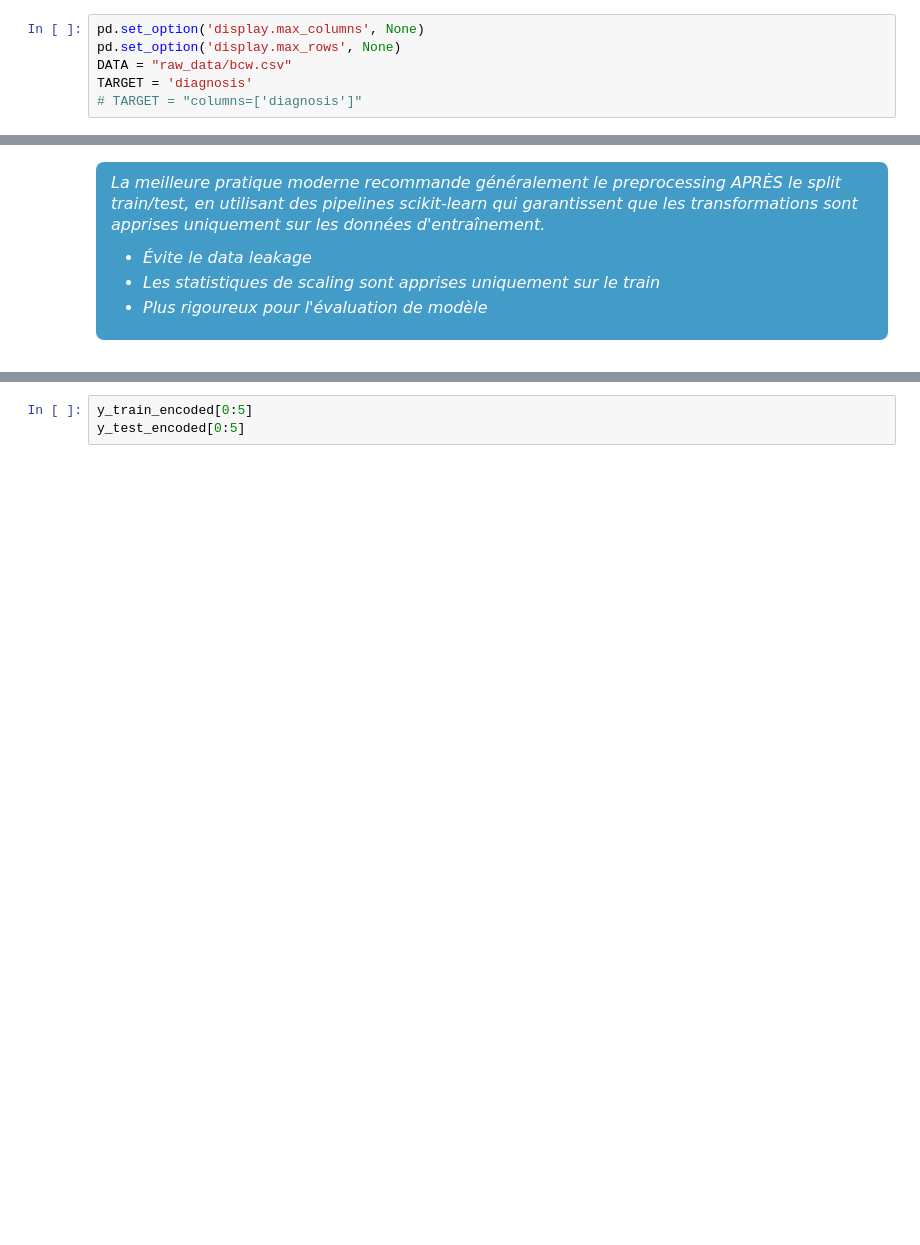
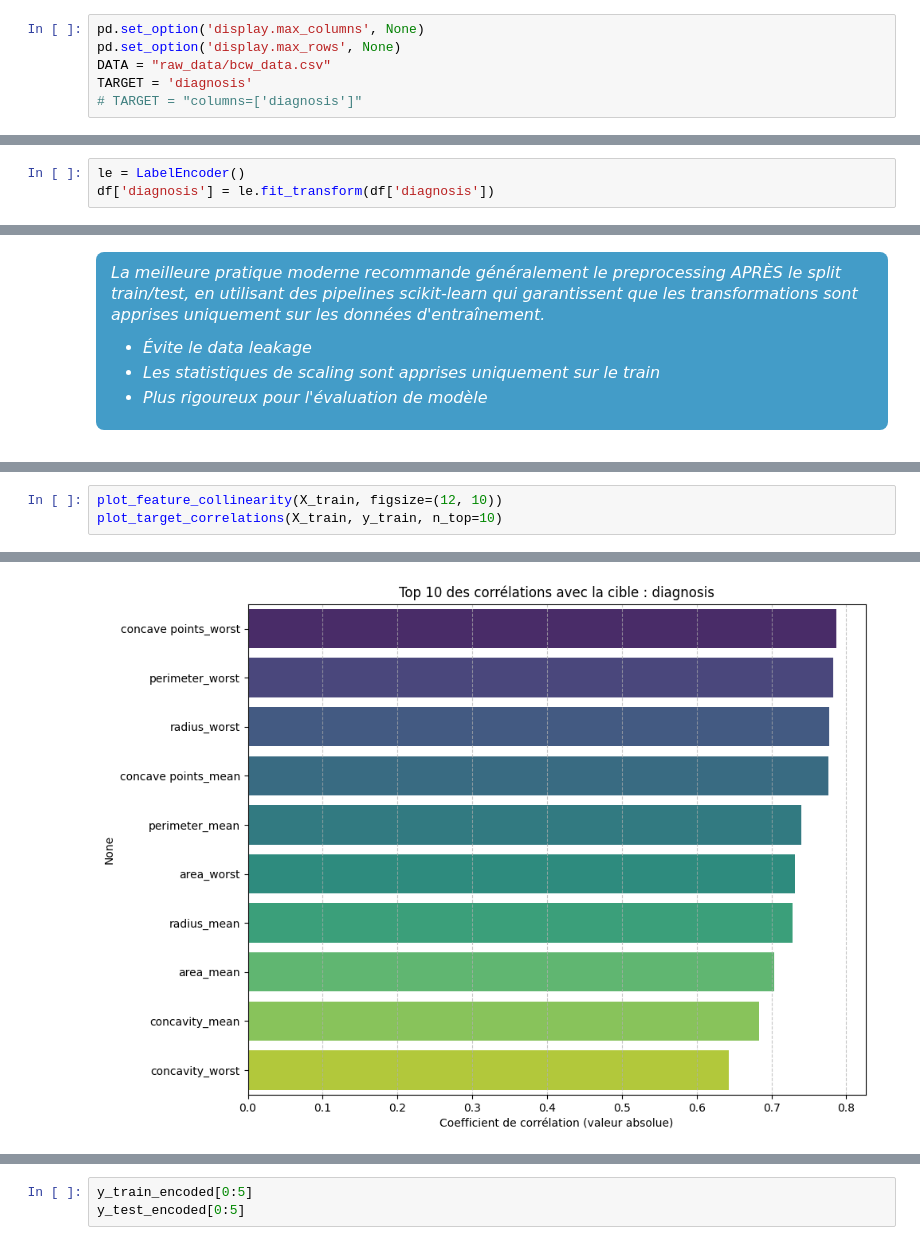
Before and after one commit to bruno-coulet/building-perceptron, a Jupyter notebook: eda.ipynb, the cells around one changed output, grey strips where cells are left out. Cells and saved outputs as stored; diff of their text form; blank space fills up the shorter version.

```diff
--- a/eda.ipynb
+++ b/eda.ipynb
@@ -58,7 +59,7 @@ import matplotlib.pyplot as plt
 # %%
 pd.set_option('display.max_columns', None)
 pd.set_option('display.max_rows', None)
-DATA = "raw_data/bcw.csv"
+DATA = "raw_data/bcw_data.csv"
 TARGET = 'diagnosis'
 # TARGET = "columns=['diagnosis']"
 # %% [markdown]
@@ -260,0 +266,3 @@ Pourcentage de M : 37.26%
+# %%
+le = LabelEncoder()
+df['diagnosis'] = le.fit_transform(df['diagnosis'])
@@ -295,0 +376,4 @@ y_test: (114,)
+# %%
+plot_feature_collinearity(X_train, figsize=(12, 10))
+plot_target_correlations(X_train, y_train, n_top=10)
+# %% [output]
@@ -295,0 +381 @@ y_test: (114,)
+[figure, new version]
```
Also changed, not shown: parts of 30 cells of this notebook, 5 other files.
